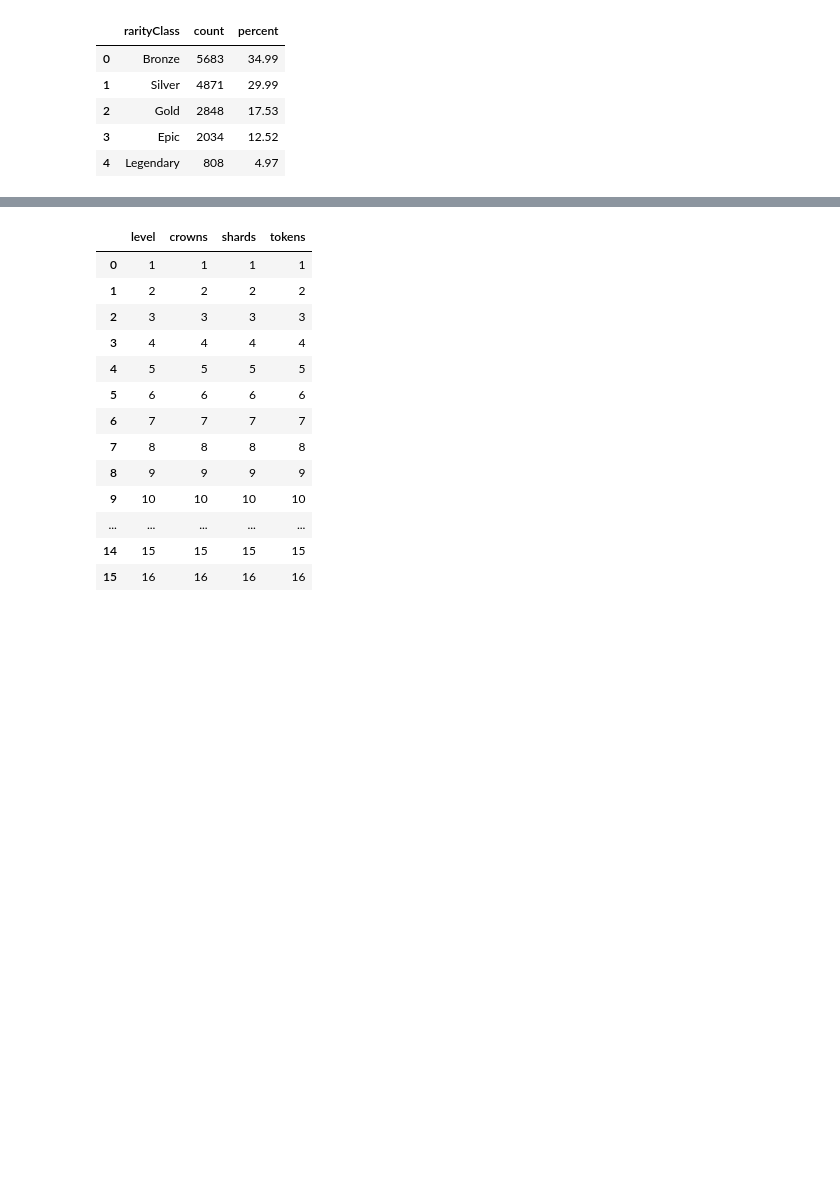
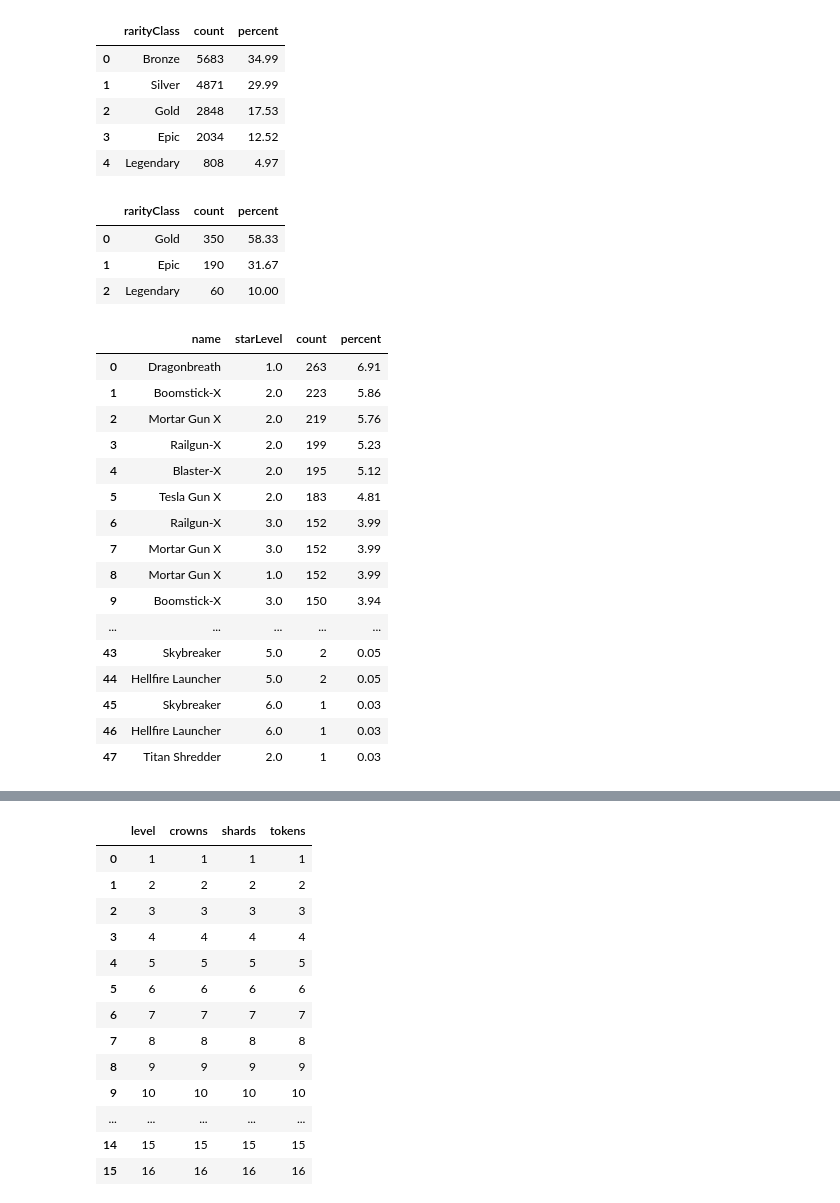
Before and after one commit to VincenzoImp/cantinaroyale.tools, a Jupyter notebook: automations/numeri.ipynb, the cells around one changed output, grey strips where cells are left out. Cells and saved outputs as stored; diff of their text form; code cells hidden in the pictures; blank space fills up the shorter version.

```diff
--- a/automations/numeri.ipynb
+++ b/automations/numeri.ipynb
@@ -37,3 +34,34 @@ tmp
 | 2 | Gold | 2848 | 17.53 |
 | 3 | Epic | 2034 | 12.52 |
 | 4 | Legendary | 808 | 4.97 |
+# %%
+tmp = dfs["CRHEROES-9edff2"].value_counts('rarityClass').reset_index()
+tmp['percent'] = round(tmp['count'] / tmp['count'].sum() *100, 2)
+tmp
+# %% [output]
+|  | rarityClass | count | percent |
+| 0 | Gold | 350 | 58.33 |
+| 1 | Epic | 190 | 31.67 |
+| 2 | Legendary | 60 | 10.00 |
+# %%
+tmp = pd.concat([dfs['CRMYTH-546419'], dfs['CRWEAPONS-e5ab49']]).value_counts(['name', 'starLevel']).reset_index()
+tmp['percent'] = round(tmp['count'] / tmp['count'].sum() *100, 2)
+tmp
+# %% [output]
+|  | name | starLevel | count | percent |
+| 0 | Dragonbreath | 1.0 | 263 | 6.91 |
+| 1 | Boomstick-X | 2.0 | 223 | 5.86 |
+| 2 | Mortar Gun X | 2.0 | 219 | 5.76 |
+| 3 | Railgun-X | 2.0 | 199 | 5.23 |
+| 4 | Blaster-X | 2.0 | 195 | 5.12 |
+| 5 | Tesla Gun X | 2.0 | 183 | 4.81 |
+| 6 | Railgun-X | 3.0 | 152 | 3.99 |
+| 7 | Mortar Gun X | 3.0 | 152 | 3.99 |
+| 8 | Mortar Gun X | 1.0 | 152 | 3.99 |
+| 9 | Boomstick-X | 3.0 | 150 | 3.94 |
+| ... | ... | ... | ... | ... |
+| 43 | Skybreaker | 5.0 | 2 | 0.05 |
+| 44 | Hellfire Launcher | 5.0 | 2 | 0.05 |
+| 45 | Skybreaker | 6.0 | 1 | 0.03 |
+| 46 | Hellfire Launcher | 6.0 | 1 | 0.03 |
+| 47 | Titan Shredder | 2.0 | 1 | 0.03 |
```
Also changed, not shown: parts of 11 cells of this notebook, 49 other files.
